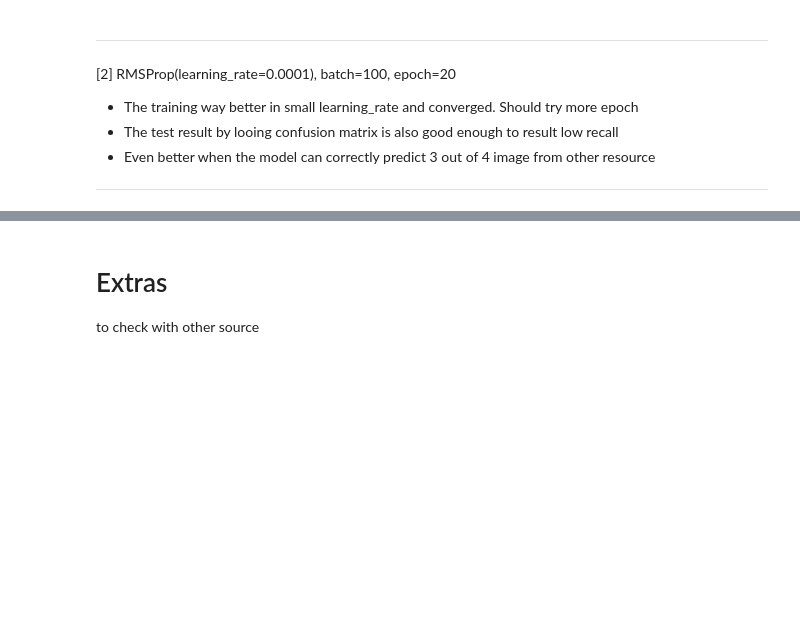
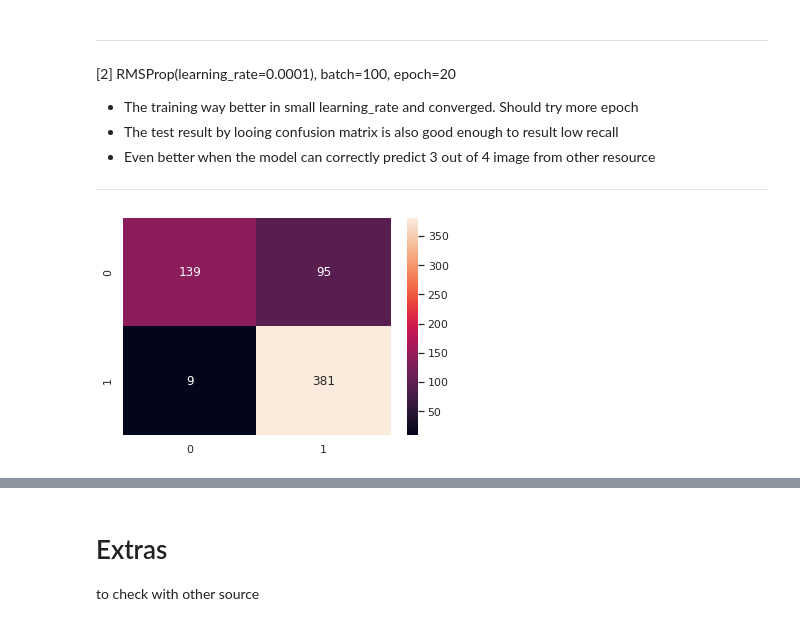
Before and after one commit to fadheladlansyah/chest-xray-pneumonia, a Jupyter notebook: eda.ipynb, the cells around one changed output, grey strips where cells are left out. Drawn from its saved outputs; the diff is of its cells as text; code cells hidden in the pictures; blank space fills up the shorter version.

```diff
--- a/eda.ipynb
+++ b/eda.ipynb
@@ -432,3 +454,10 @@ plt.tight_layout();
 - The test result by looing confusion matrix is also good enough to result low recall
 - Even better when the model can correctly predict 3 out of 4 image from other resource
 ---
+# %%
+#@title show result plot_metrics
+img_url = 'https://raw.githubusercontent.com/fadheladlansyah/chest-xray-pneumonia/master/image/cm_0405_0904.png'
+response = requests.get(img_url)
+load_img(BytesIO(response.content))
+# %% [output]
+[figure, added]
```
Also changed, not shown: parts of 28 cells of this notebook.
